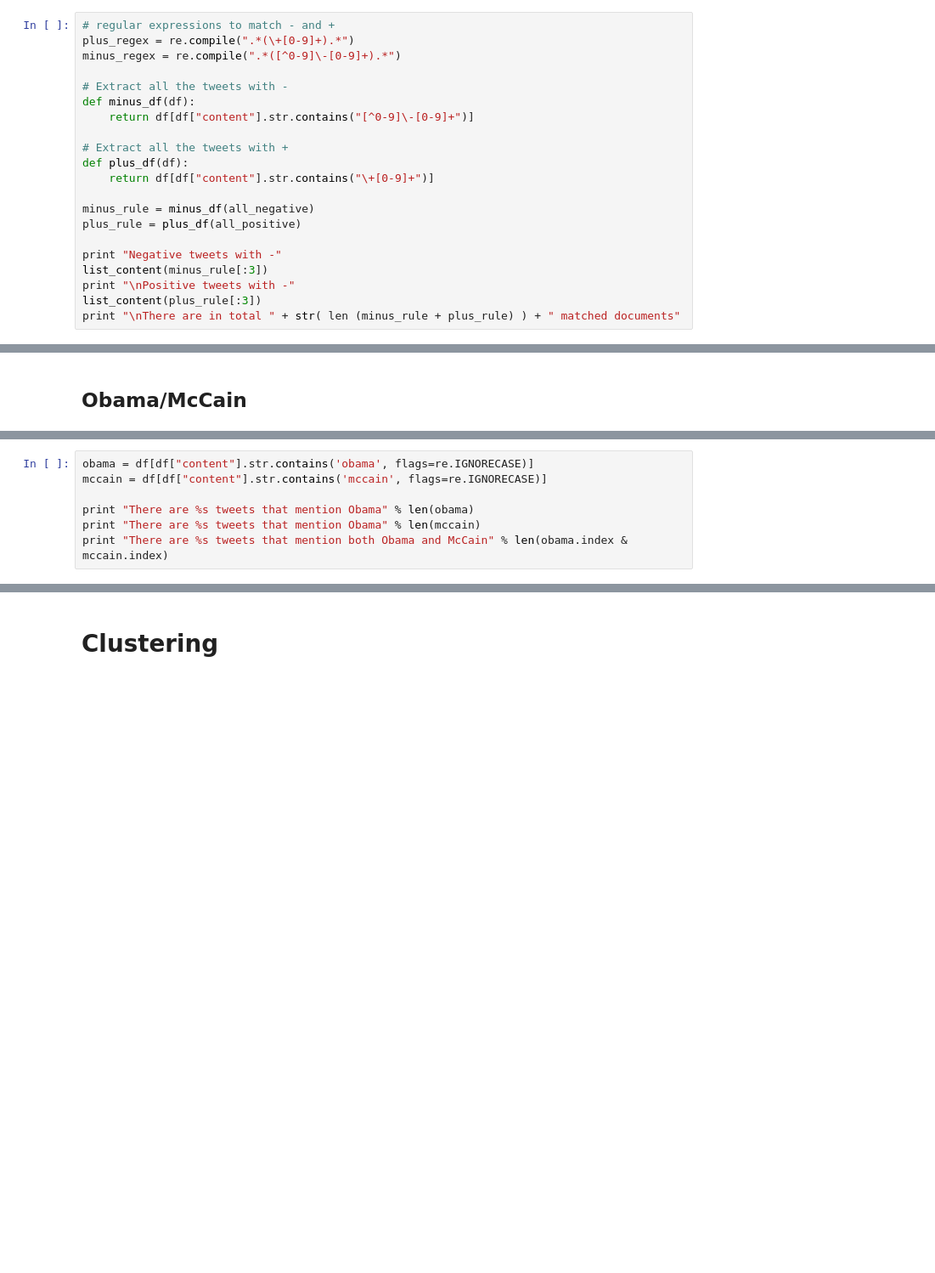
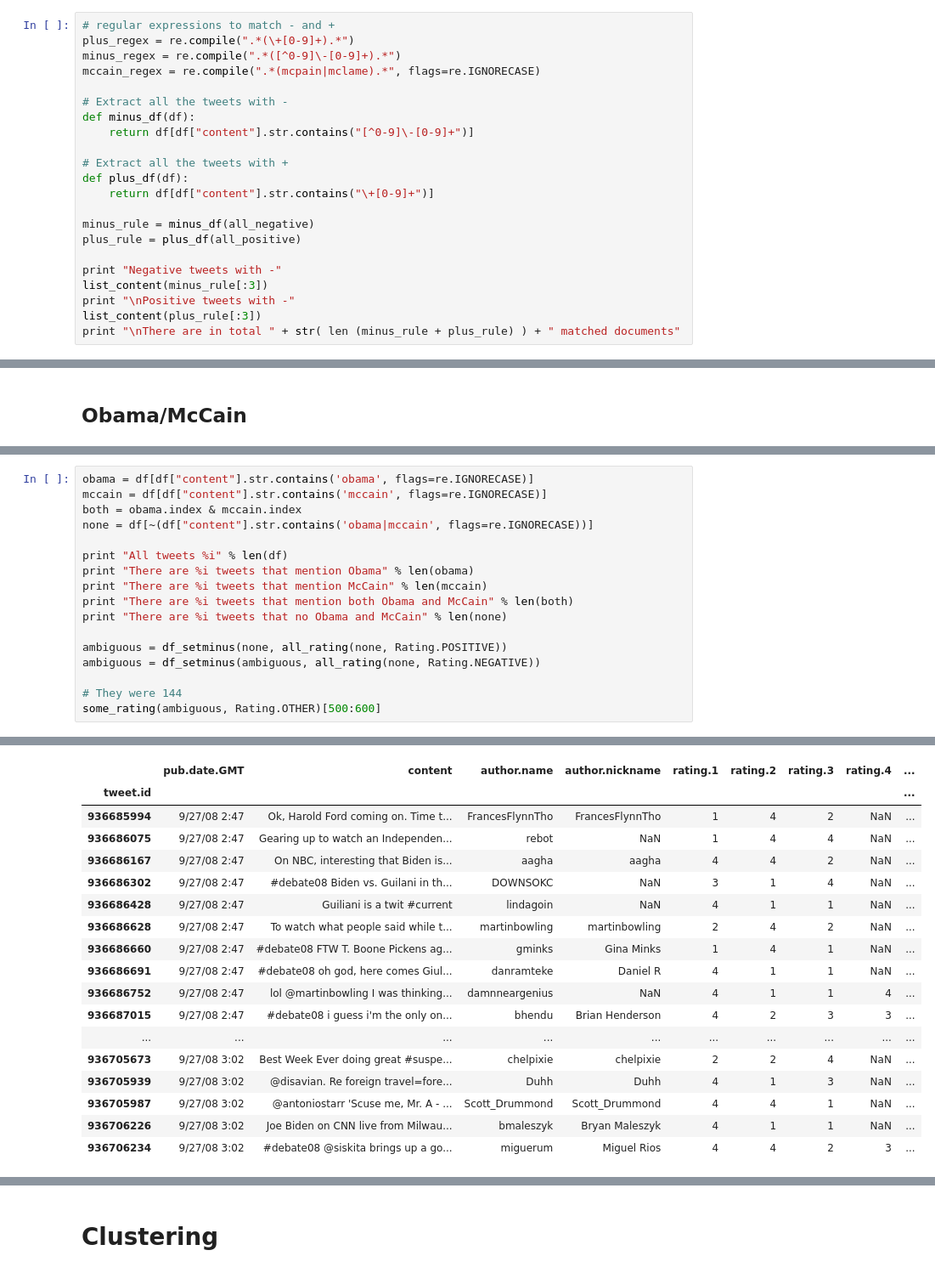
Before and after one commit to ralucacocioban/SentimentClassification, a Jupyter notebook: Politweet.ipynb, the cells around one changed output, grey strips where cells are left out. Shown at 85% size. Saved outputs shown, nothing was run; the diff lists cells and outputs as text; blank space fills up the shorter version.

```diff
--- a/Politweet.ipynb
+++ b/Politweet.ipynb
@@ -145,6 +146,7 @@ At this stage, we decided to explore whether we can find a simple matching rule
 # regular expressions to match - and +
 plus_regex = re.compile(".*(\+[0-9]+).*")
 minus_regex = re.compile(".*([^0-9]\-[0-9]+).*")
+mccain_regex = re.compile(".*(mcpain|mclame).*", flags=re.IGNORECASE)
 
 # Extract all the tweets with -
 def minus_df(df):
@@ -332,8 +342,18 @@ We have seen some sentences that contain both Obama and McCain, how many are the
 # %%
 obama = df[df["content"].str.contains('obama', flags=re.IGNORECASE)]
 mccain = df[df["content"].str.contains('mccain', flags=re.IGNORECASE)]
+both = obama.index & mccain.index
+none = df[~(df["content"].str.contains('obama|mccain', flags=re.IGNORECASE))]
 
-print "There are %s tweets that mention Obama" % len(obama)
-print "There are %s tweets that mention Obama" % len(mccain)
-print "There are %s tweets that mention both Obama and McCain" % len(obama.index & mccain.index)
+print "All tweets %i" % len(df)
+print "There are %i tweets that mention Obama" % len(obama)
+print "There are %i tweets that mention McCain" % len(mccain)
+print "There are %i tweets that mention both Obama and McCain" % len(both)
+print "There are %i tweets that no Obama and McCain" % len(none)
+
+ambiguous = df_setminus(none, all_rating(none, Rating.POSITIVE))
+ambiguous = df_setminus(ambiguous, all_rating(none, Rating.NEGATIVE))
+
+# They were 144
+some_rating(ambiguous, Rating.OTHER)[500:600]
 # %% [output]
@@ -342,0 +365,18 @@ There are 475 tweets that mention both Obama and McCain
+|  | pub.date.GMT | content | author.name | author.nickname | rating.1 | rating.2 | rating.3 | rating.4 | ... |
+| tweet.id |  |  |  |  |  |  |  |  | ... |
+| 936685994 | 9/27/08 2:47 | Ok, Harold Ford coming on. Time t... | FrancesFlynnTho | FrancesFlynnTho | 1 | 4 | 2 | NaN | ... |
+| 936686075 | 9/27/08 2:47 | Gearing up to watch an Independen... | rebot | NaN | 1 | 4 | 4 | NaN | ... |
+| 936686167 | 9/27/08 2:47 | On NBC, interesting that Biden is... | aagha | aagha | 4 | 4 | 2 | NaN | ... |
+| 936686302 | 9/27/08 2:47 | #debate08 Biden vs. Guilani in th... | DOWNSOKC | NaN | 3 | 1 | 4 | NaN | ... |
+| 936686428 | 9/27/08 2:47 | Guiliani is a twit #current | lindagoin | NaN | 4 | 1 | 1 | NaN | ... |
+| 936686628 | 9/27/08 2:47 | To watch what people said while t... | martinbowling | martinbowling | 2 | 4 | 2 | NaN | ... |
+| 936686660 | 9/27/08 2:47 | #debate08 FTW T. Boone Pickens ag... | gminks | Gina Minks | 1 | 4 | 1 | NaN | ... |
+| 936686691 | 9/27/08 2:47 | #debate08 oh god, here comes Giul... | danramteke | Daniel R | 4 | 1 | 1 | NaN | ... |
+| 936686752 | 9/27/08 2:47 | lol @martinbowling I was thinking... | damnneargenius | NaN | 4 | 1 | 1 | 4 | ... |
+| 936687015 | 9/27/08 2:47 | #debate08 i guess i'm the only on... | bhendu | Brian Henderson | 4 | 2 | 3 | 3 | ... |
+| ... | ... | ... | ... | ... | ... | ... | ... | ... | ... |
+| 936705673 | 9/27/08 3:02 | Best Week Ever doing great #suspe... | chelpixie | chelpixie | 2 | 2 | 4 | NaN | ... |
+| 936705939 | 9/27/08 3:02 | @disavian. Re foreign travel=fore... | Duhh | Duhh | 4 | 1 | 3 | NaN | ... |
+| 936705987 | 9/27/08 3:02 | @antoniostarr 'Scuse me, Mr. A - ... | Scott_Drummond | Scott_Drummond | 4 | 4 | 1 | NaN | ... |
+| 936706226 | 9/27/08 3:02 | Joe Biden on CNN live from Milwau... | bmaleszyk | Bryan Maleszyk | 4 | 1 | 1 | NaN | ... |
+| 936706234 | 9/27/08 3:02 | #debate08 @siskita brings up a go... | miguerum | Miguel Rios | 4 | 4 | 2 | 3 | ... |
```
Also changed, not shown: parts of 13 cells of this notebook.
